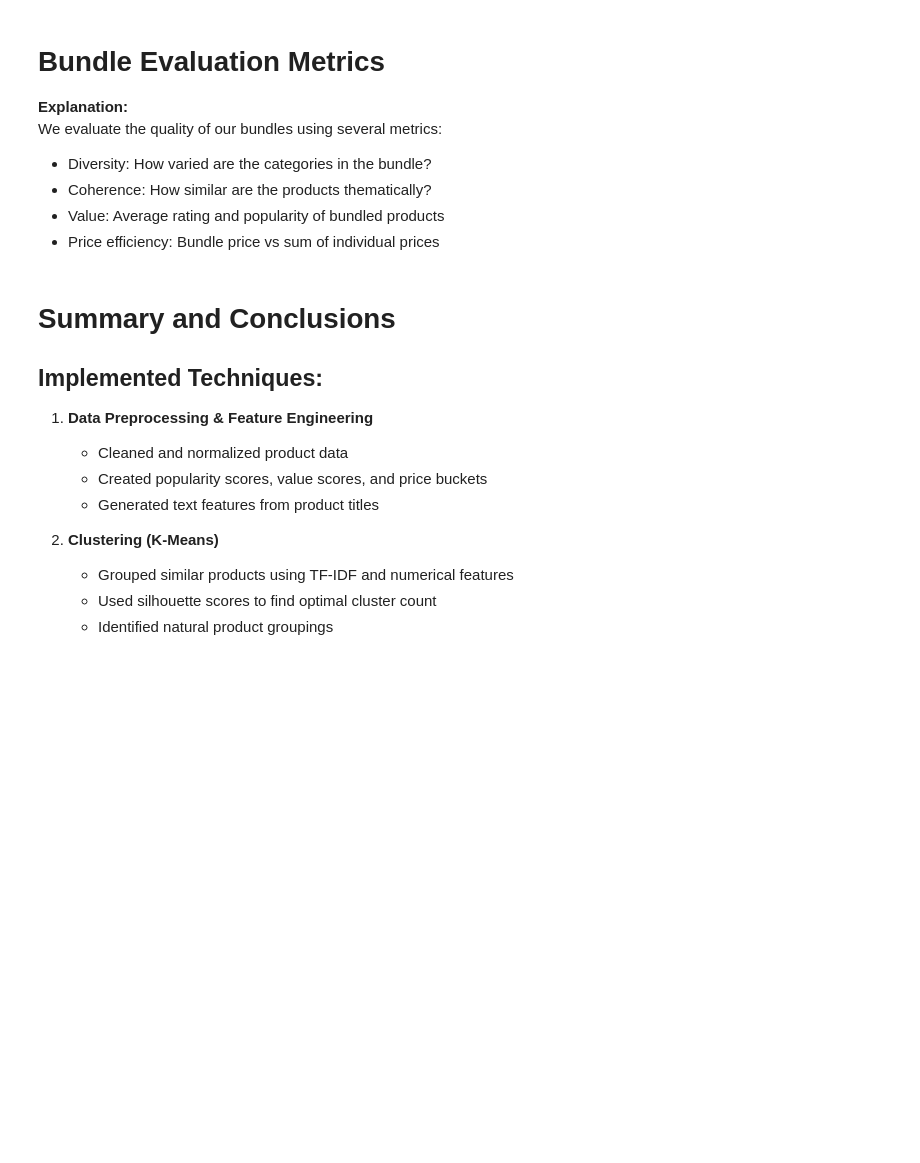
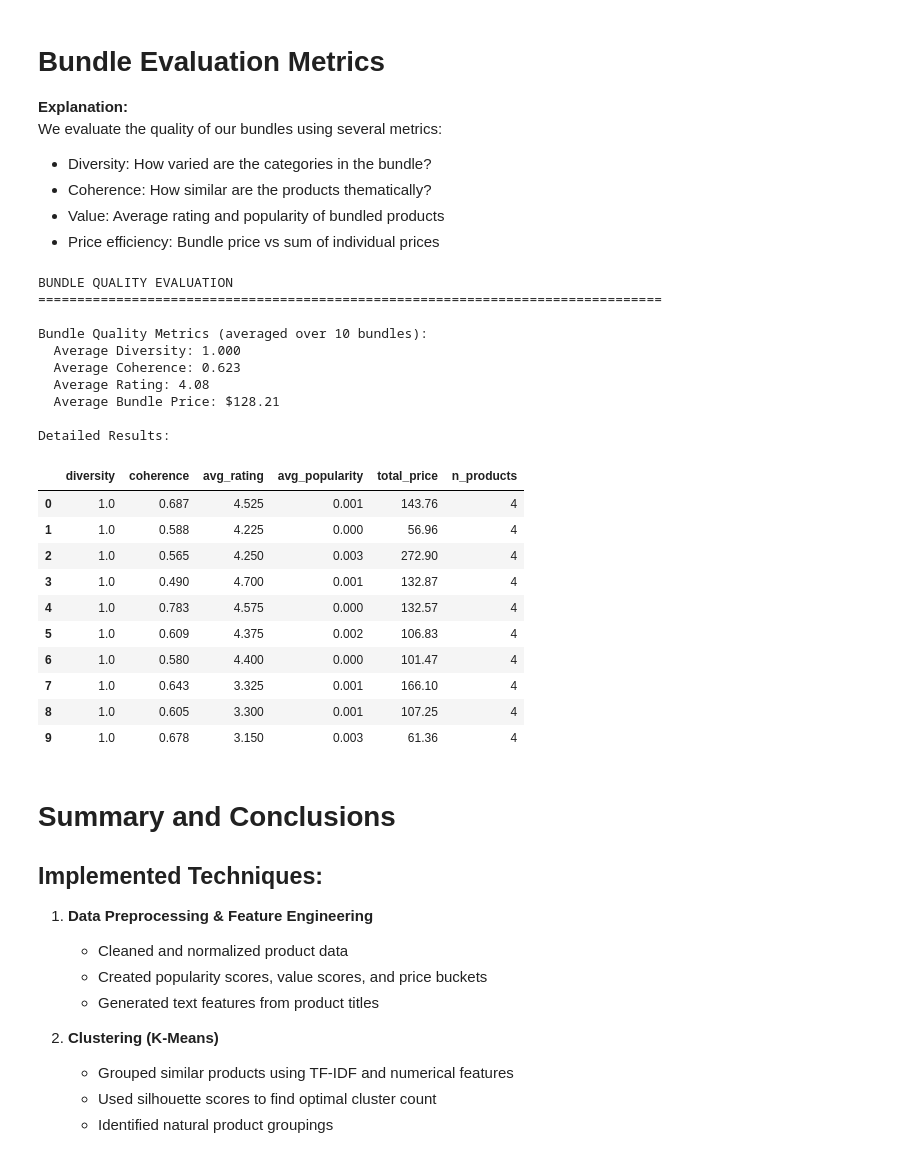
Before and after one commit to amirawael1/MineCart_DM, a Jupyter notebook: notebooks/bundle_recommendation_solution.ipynb, the cells around one changed output. Cells and saved outputs as stored; diff of their text form; code cells hidden in the pictures; blank space fills up the shorter version.

Commit message:
generated_output

```diff
--- a/notebooks/bundle_recommendation_solution.ipynb
+++ b/notebooks/bundle_recommendation_solution.ipynb
@@ -476,7 +680,7 @@ def recommend_similar_products(product_idx, n_recommendations=5):
 
 # Demo: Recommend for a random product
 random_idx = random.randint(0, len(rec_df) - 1)
-selected_product = rec_df.iloc[random_idx]
+selected_product = rec_df.iloc[10]
 
 print(f"Selected Product:")
 print(f"  Title: {selected_product['title'][:100]}...")
@@ -484,7 +688,7 @@ print(f"  Category: {selected_product['category_name']}")
 print(f"  Price: ${selected_product['price']:.2f}")
 print(f"  Rating: {selected_product['stars']}")
 
-similar_idx, scores = recommend_similar_products(random_idx)
+similar_idx, scores = recommend_similar_products(10)
 
 print(f"\nTop 5 Similar Products (Cross-Sell Recommendations):")
 print("-" * 80)
@@ -697,0 +989,10 @@ for _ in range(3):
+# %%
+bundle_indices, total_price = generate_bundle(0, bundle_size=5, max_price=100)
+
+print(f"\n📦 Bundle (Total: ${total_price:.2f}):")
+print("-" * 60)
+for i, idx in enumerate(bundle_indices):
+    product = rec_df.iloc[idx]
+    marker = "⭐ ANCHOR" if i == 0 else f"  Item {i}"
+    print(f"{marker}: {product['title'][:100]}...")
+    print(f"         Category: {product['category_name']} | ${product['price']:.2f} | ⭐{product['stars']}")
@@ -804,14 +1136,16 @@ def evaluate_bundle(bundle_indices):
     """
     Evaluate the quality of a product bundle.
     """
-    bundle_products = rec_df.iloc[bundle_indices]
+    bundle_products = rec_df.loc[bundle_indices]
 
     # Diversity: Number of unique categories / bundle size
     n_categories = bundle_products['category_name'].nunique()
     diversity = n_categories / len(bundle_indices)
 
     # Coherence: Average pairwise similarity
-    bundle_vectors = combined_vectors[bundle_indices]
+    # Convert label indices to positional indices for numpy array access
+    positional_indices = [rec_df.index.get_loc(idx) for idx in bundle_indices]
+    bundle_vectors = combined_vectors[positional_indices]
     pairwise_sim = cosine_similarity(bundle_vectors)
     # Get upper triangle (excluding diagonal)
     upper_triangle = pairwise_sim[np.triu_indices(len(bundle_indices), k=1)]
@@ -828,33 +1162,55 @@ def evaluate_bundle(bundle_indices):
         'diversity': diversity,
         'coherence': coherence,
         'avg_rating': avg_rating,
         'avg_popularity': avg_popularity,
         'total_price': total_price,
         'n_products': len(bundle_indices)
     }
 
 # Evaluate multiple bundles
 print("BUNDLE QUALITY EVALUATION")
 print("=" * 80)
 
 evaluation_results = []
 for i in range(10):
     anchor_idx = random.randint(0, len(rec_df) - 1)
     bundle_indices, _ = generate_bundle(anchor_idx, bundle_size=4)
 
     if len(bundle_indices) >= 2:
         metrics = evaluate_bundle(bundle_indices)
         evaluation_results.append(metrics)
 
 eval_df = pd.DataFrame(evaluation_results)
 print("\nBundle Quality Metrics (averaged over 10 bundles):")
 print(f"  Average Diversity: {eval_df['diversity'].mean():.3f}")
 print(f"  Average Coherence: {eval_df['coherence'].mean():.3f}")
 print(f"  Average Rating: {eval_df['avg_rating'].mean():.2f}")
 print(f"  Average Bundle Price: ${eval_df['total_price'].mean():.2f}")
 
 print("\nDetailed Results:")
 display(eval_df.round(3))
+# %% [output]
+BUNDLE QUALITY EVALUATION
+================================================================================
+
+Bundle Quality Metrics (averaged over 10 bundles):
+  Average Diversity: 1.000
+  Average Coherence: 0.623
+  Average Rating: 4.08
+  Average Bundle Price: $128.21
+
+Detailed Results:
+|  | diversity | coherence | avg_rating | avg_popularity | total_price | n_products |
+| 0 | 1.0 | 0.687 | 4.525 | 0.001 | 143.76 | 4 |
+| 1 | 1.0 | 0.588 | 4.225 | 0.000 | 56.96 | 4 |
+| 2 | 1.0 | 0.565 | 4.250 | 0.003 | 272.90 | 4 |
+| 3 | 1.0 | 0.490 | 4.700 | 0.001 | 132.87 | 4 |
+| 4 | 1.0 | 0.783 | 4.575 | 0.000 | 132.57 | 4 |
+| 5 | 1.0 | 0.609 | 4.375 | 0.002 | 106.83 | 4 |
+| 6 | 1.0 | 0.580 | 4.400 | 0.000 | 101.47 | 4 |
+| 7 | 1.0 | 0.643 | 3.325 | 0.001 | 166.10 | 4 |
+| 8 | 1.0 | 0.605 | 3.300 | 0.001 | 107.25 | 4 |
+| 9 | 1.0 | 0.678 | 3.150 | 0.003 | 61.36 | 4 |
 # %% [markdown]
 # Summary and Conclusions
 
```
Also changed, not shown: parts of 27 cells of this notebook.
